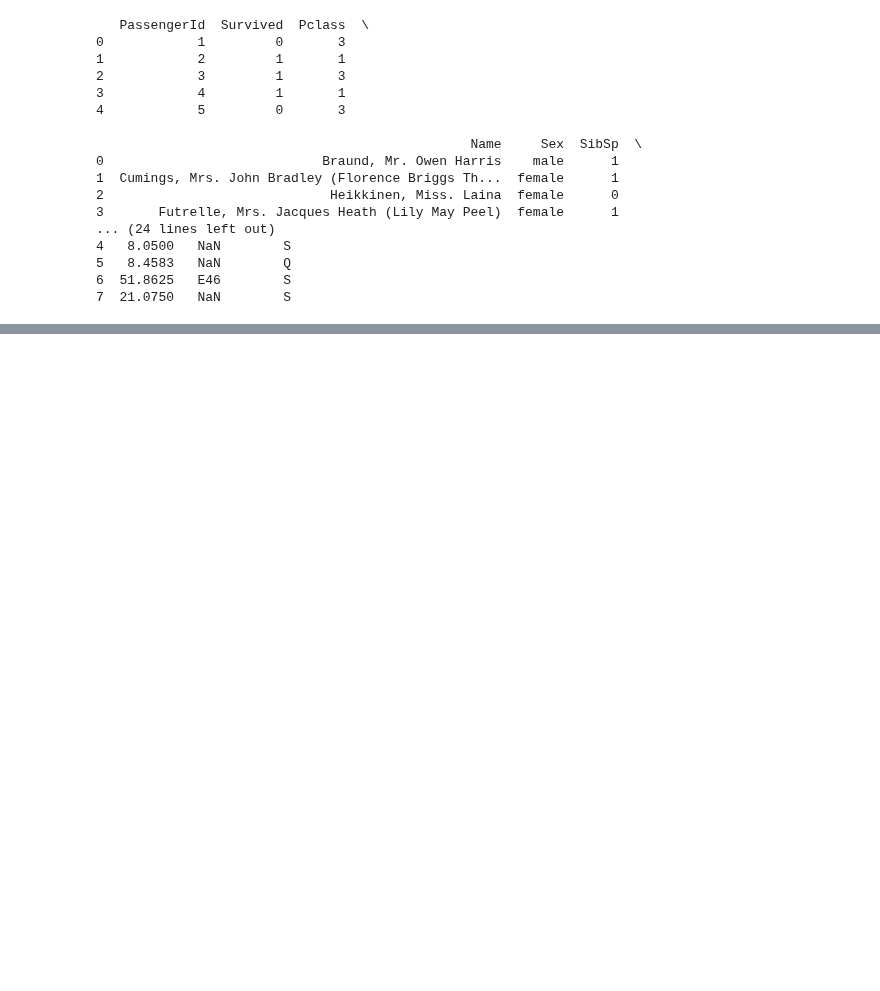
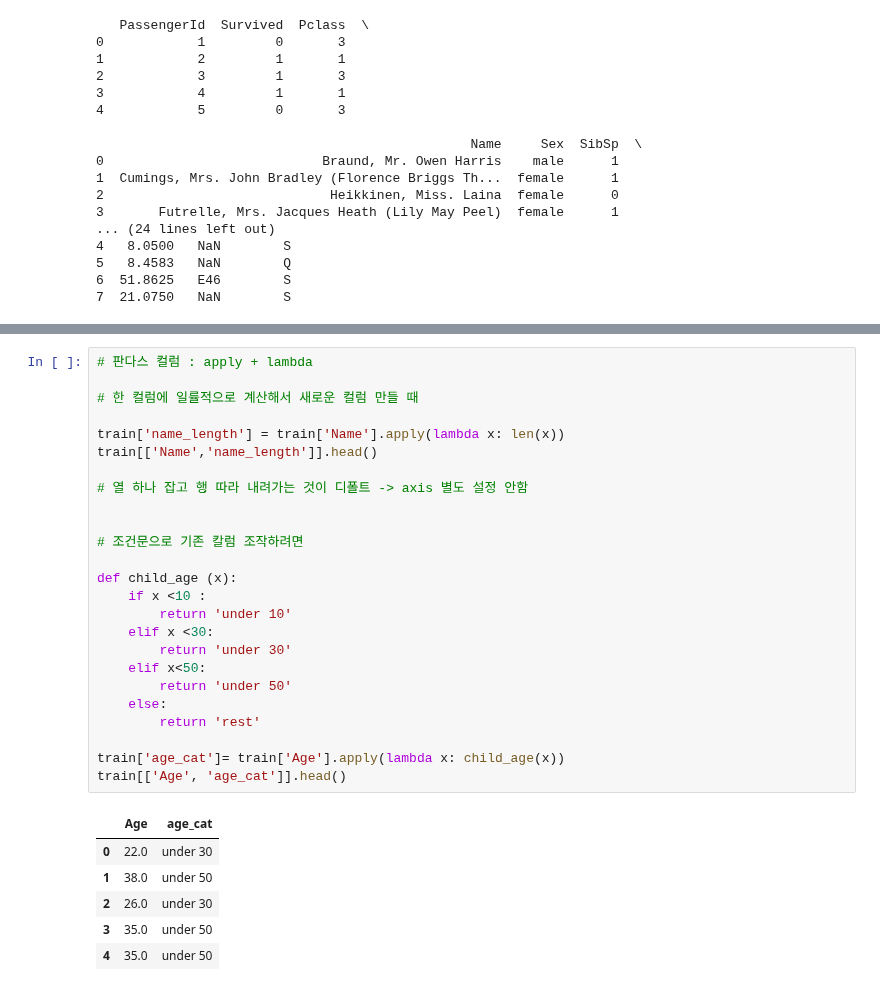
Before and after one commit to miji-lee-kr/titanic_practice, a Jupyter notebook: titanic.ipynb, the cells around one changed output, grey strips where cells are left out. Drawn from its saved outputs; the diff is of its cells as text; blank space fills up the shorter version.

```diff
--- a/titanic.ipynb
+++ b/titanic.ipynb
@@ -690,0 +709,32 @@ print(train_drop.head()) # 3,4,5부터 시작함
+# %%
+# 판다스 컬럼 : apply + lambda
+
+# 한 컬럼에 일률적으로 계산해서 새로운 컬럼 만들 때
+
+train['name_length'] = train['Name'].apply(lambda x: len(x))
+train[['Name','name_length']].head()
+
+# 열 하나 잡고 행 따라 내려가는 것이 디폴트 -> axis 별도 설정 안함
+
+
+# 조건문으로 기존 칼럼 조작하려면
+
+def child_age (x):
+    if x <10 :
+        return 'under 10'
+    elif x <30:
+        return 'under 30'
+    elif x<50:
+        return 'under 50'
+    else:
+        return 'rest'
+
+train['age_cat']= train['Age'].apply(lambda x: child_age(x))
+train[['Age', 'age_cat']].head()
+# %% [output]
+|  | Age | age_cat |
+| 0 | 22.0 | under 30 |
+| 1 | 38.0 | under 50 |
+| 2 | 26.0 | under 30 |
+| 3 | 35.0 | under 50 |
+| 4 | 35.0 | under 50 |
```
Also changed, not shown: parts of 11 cells of this notebook.
